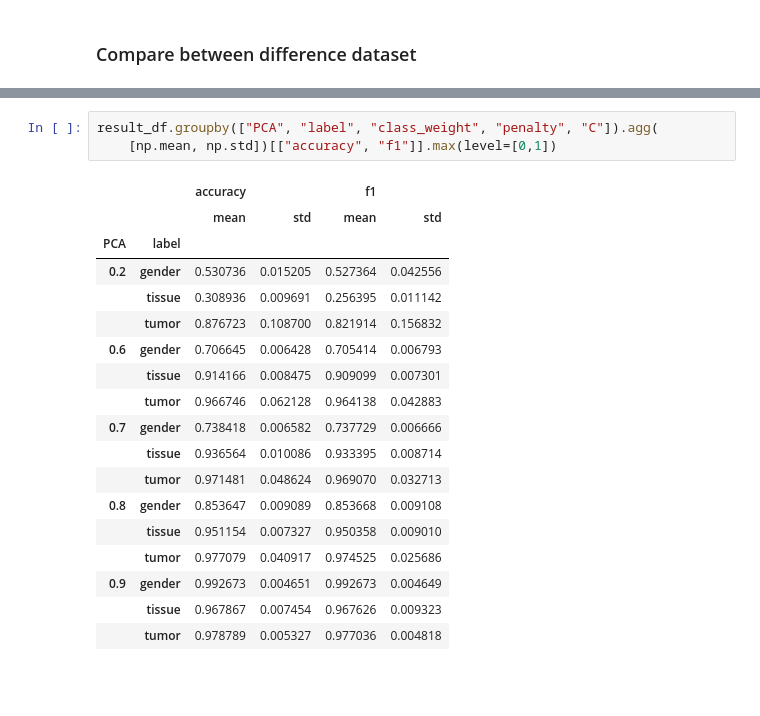
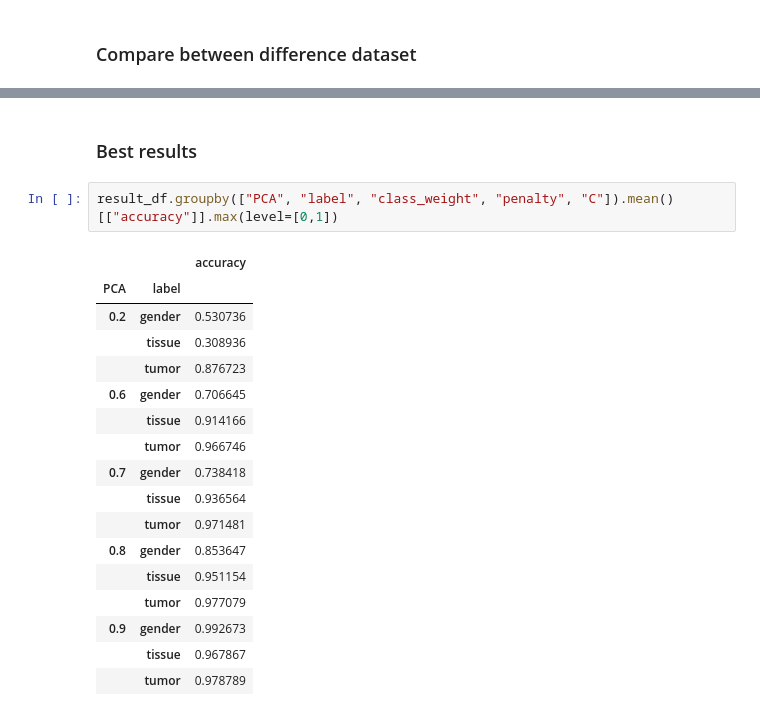
Before and after one commit to jvivian/DeepTCGA, a Jupyter notebook: Baseline_predictors.ipynb, the cells around one changed output, grey strips where cells are left out. Cells and saved outputs as stored; diff of their text form; blank space fills up the shorter version.

```diff
--- a/Baseline_predictors.ipynb
+++ b/Baseline_predictors.ipynb
@@ -89,22 +181,22 @@ result_df = pd.concat([pd.read_csv(filename.format(i)) for i in [0.2, 0.6, 0.7,
+# %% [markdown]
+### Best results
 # %%
-result_df.groupby(["PCA", "label", "class_weight", "penalty", "C"]).agg(
-    [np.mean, np.std])[["accuracy", "f1"]].max(level=[0,1])
+result_df.groupby(["PCA", "label", "class_weight", "penalty", "C"]).mean()[["accuracy"]].max(level=[0,1])
 # %% [output]
-|  |  | accuracy |  | f1 |  |
-|  |  | mean | std | mean | std |
-| PCA | label |  |  |  |  |
-| 0.2 | gender | 0.530736 | 0.015205 | 0.527364 | 0.042556 |
-|  | tissue | 0.308936 | 0.009691 | 0.256395 | 0.011142 |
-|  | tumor | 0.876723 | 0.108700 | 0.821914 | 0.156832 |
-| 0.6 | gender | 0.706645 | 0.006428 | 0.705414 | 0.006793 |
-|  | tissue | 0.914166 | 0.008475 | 0.909099 | 0.007301 |
-|  | tumor | 0.966746 | 0.062128 | 0.964138 | 0.042883 |
-| 0.7 | gender | 0.738418 | 0.006582 | 0.737729 | 0.006666 |
-|  | tissue | 0.936564 | 0.010086 | 0.933395 | 0.008714 |
-|  | tumor | 0.971481 | 0.048624 | 0.969070 | 0.032713 |
-| 0.8 | gender | 0.853647 | 0.009089 | 0.853668 | 0.009108 |
-|  | tissue | 0.951154 | 0.007327 | 0.950358 | 0.009010 |
-|  | tumor | 0.977079 | 0.040917 | 0.974525 | 0.025686 |
-| 0.9 | gender | 0.992673 | 0.004651 | 0.992673 | 0.004649 |
-|  | tissue | 0.967867 | 0.007454 | 0.967626 | 0.009323 |
-|  | tumor | 0.978789 | 0.005327 | 0.977036 | 0.004818 |
+|  |  | accuracy |
+| PCA | label |  |
+| 0.2 | gender | 0.530736 |
+|  | tissue | 0.308936 |
+|  | tumor | 0.876723 |
+| 0.6 | gender | 0.706645 |
+|  | tissue | 0.914166 |
+|  | tumor | 0.966746 |
+| 0.7 | gender | 0.738418 |
+|  | tissue | 0.936564 |
+|  | tumor | 0.971481 |
+| 0.8 | gender | 0.853647 |
+|  | tissue | 0.951154 |
+|  | tumor | 0.977079 |
+| 0.9 | gender | 0.992673 |
+|  | tissue | 0.967867 |
+|  | tumor | 0.978789 |
```
Also changed, not shown: parts of 11 cells of this notebook.
